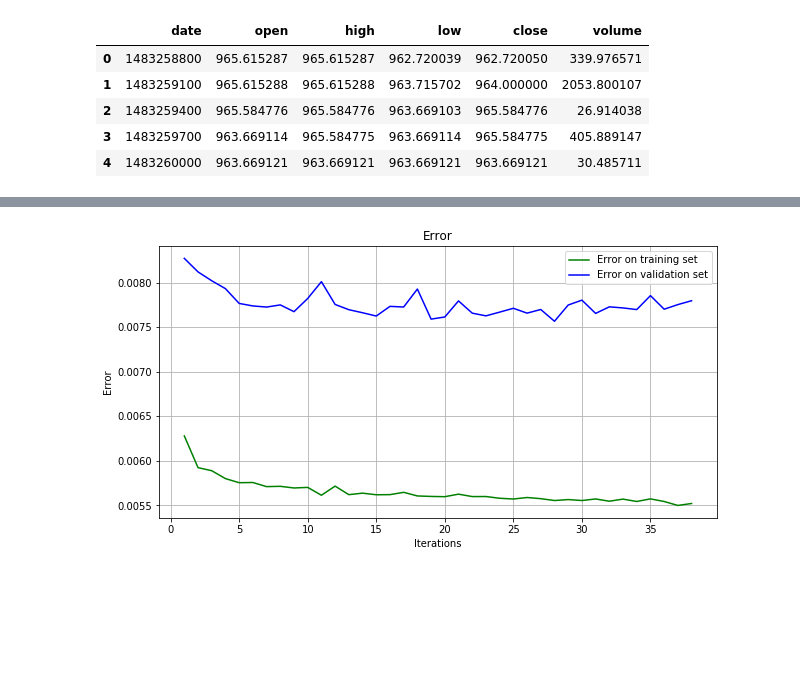
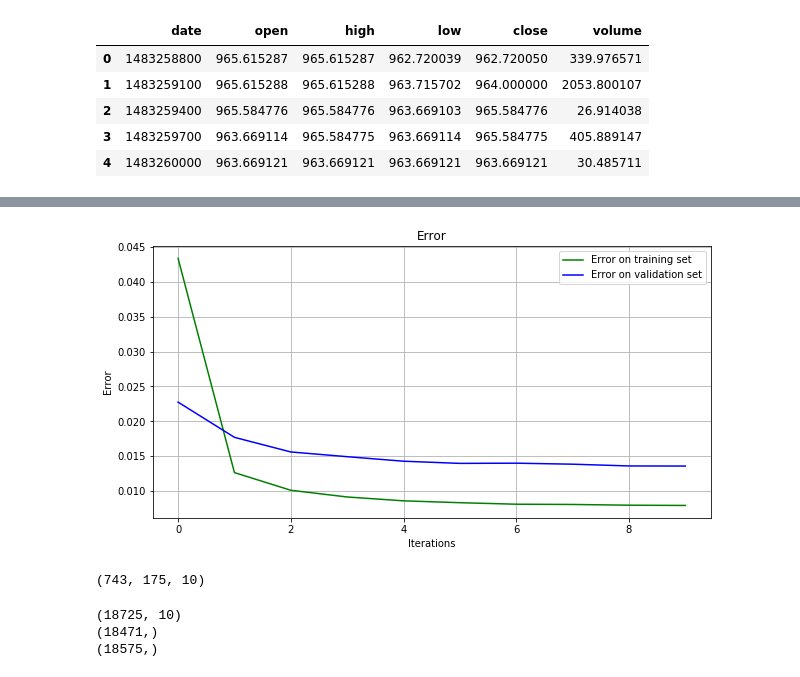
Before and after one commit to bana513/DeepLearningHomework, a Jupyter notebook: Learning.ipynb, the cells around one changed output, grey strips where cells are left out. Cells and saved outputs as stored; diff of their text form; code cells hidden in the pictures; blank space fills up the shorter version.

```diff
--- a/Learning.ipynb
+++ b/Learning.ipynb
@@ -379,15 +431,66 @@ Epoch 00039: early stopping
 # %%
 from matplotlib import pyplot as plt
 %matplotlib inline
 
 plt.figure(figsize=(10, 5))
 plt.title('Error')
-plt.plot(np.arange(history.epoch)[1:], history.losses[1:], color ='g', label='Error on training set')
-plt.plot(np.arange(history.epoch)[1:], history.valid_losses[1:], color ='b', label='Error on validation set')
+plt.plot(np.arange(history.epoch), history.losses, color ='g', label='Error on training set')
+plt.plot(np.arange(history.epoch), history.valid_losses, color ='b', label='Error on validation set')
 plt.legend(loc='upper right')
 plt.xlabel('Iterations')
 plt.ylabel('Error')
 plt.grid(True)
 plt.show()
 # %% [output]
-[figure, old version]
+[figure, new version]
+# %%
+import sys
+from keras.models import load_model
+from sklearn.externals import joblib
+
+model.load_weights("weights.hdf5")
+
+pred_data, _ = makeXy(dataset_test, timestep)
+
+prediction_range = 25
+prediction_lookback = timestep
+
+predictions = np.zeros(pred_data[0].shape)
+scalers = []
+to_predict = []
+
+for i in range(0, (pred_data.shape[0]-prediction_range)//prediction_range * prediction_range, prediction_range):
+    r = pred_data[i]
+    scaler = MinMaxScaler().fit(r)
+    r = scaler.transform(r)
+
+    scalers.append(scaler)
+    to_predict.append(r)
+
+to_predict = np.array(to_predict)
+
+for candles in range(prediction_range):
+    d = to_predict[:, -prediction_lookback:]
+    next = model.predict(d)
+    next = np.expand_dims(next, axis=1)
+    to_predict = np.append(to_predict, next, axis=1) # Add prediction to known candles
+
+print(to_predict.shape)
+
+for i in range(to_predict.shape[0]):
+    inverse_scaled = scalers[i].inverse_transform(to_predict[i, -prediction_range:, :])
+    predictions = np.append(predictions, inverse_scaled, axis=0)
+# %% [output]
+(743, 175, 10)
+# %%
+print(predictions.shape)
+
+test_close = pred_data[prediction_lookback:,0, 0]
+pred_close = predictions[prediction_lookback:, 0]
+
+print(test_close.shape)
+print(pred_close.shape)
+# %% [output]
+(18725, 10)
+(18471,)
+(18575,)
```
Also changed, not shown: parts of 15 cells of this notebook, 3 other files.
